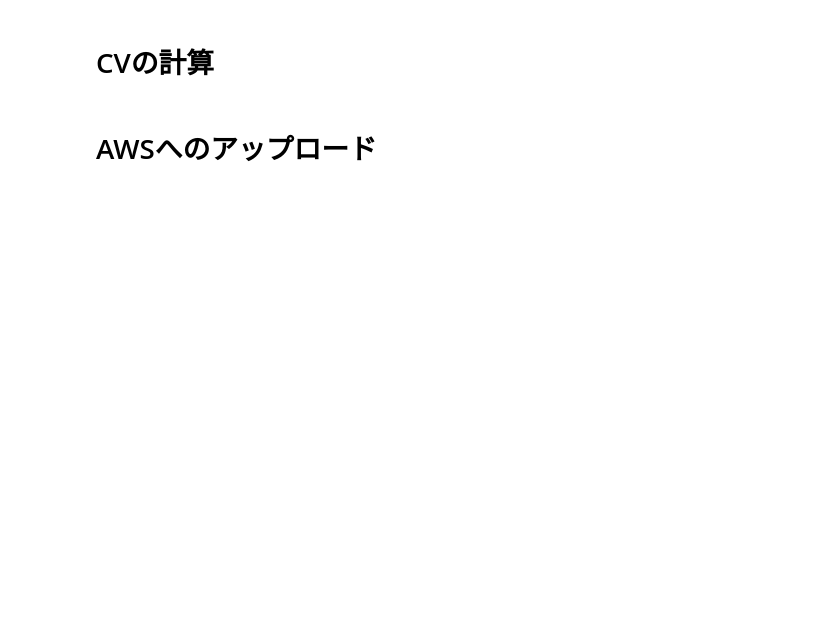
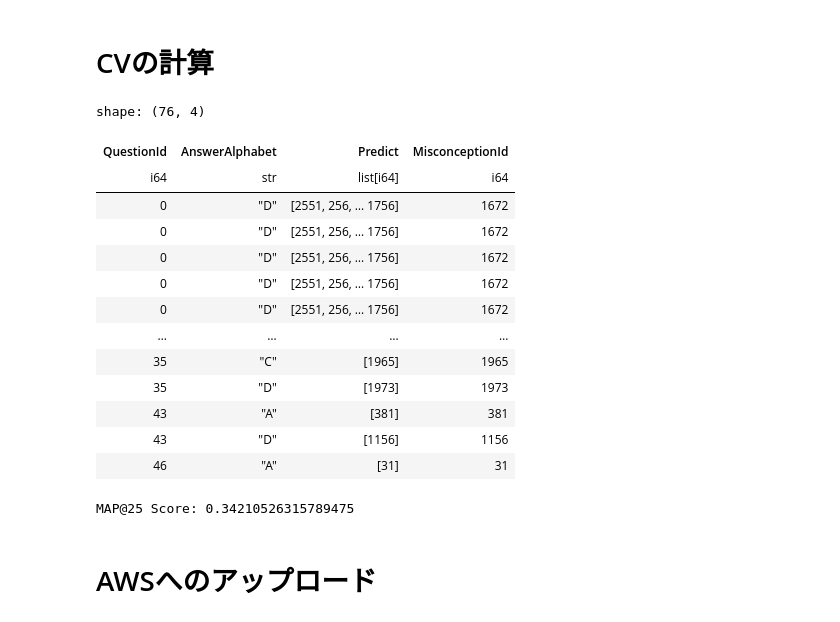
Before and after one commit to sinchir0/eedi-mining-misconceptions-in-mathematics, a Jupyter notebook: exp/reranker/e001-deberta.ipynb, the cells around one changed output. Cells and saved outputs as stored; diff of their text form; code cells hidden in the pictures; blank space fills up the shorter version.

```diff
--- a/exp/reranker/e001-deberta.ipynb
+++ b/exp/reranker/e001-deberta.ipynb
@@ -350,29 +382 @@ trainer = Trainer(
 )
-# %%
-if TRAINING:
-    # モデルの学習
-    trainer.train()
-    # ログの保存に利用したストレージを削除
-    os.system(f"rm -rf {MODEL_OUTPUT_PATH}/checkpoint-*")
-    # モデルの保存
-    trainer.save_model(MODEL_OUTPUT_PATH)
-else:
-    # TRAINED_MODEL_PATHを用いて、学習済のモデルを読み込む
-    model = AutoModelForSequenceClassification.from_pretrained(
-        TRAINED_MODEL_PATH,
-        num_labels=NUM_LABELS,
-    )
-
-    args = TrainingArguments(
-        ".",
-        per_device_eval_batch_size=4,
-        report_to="none",
-        fp16=True,
-    )
-
-    trainer = Trainer(
-        model=model,
-        args=args,
-        data_collator=data_collator,
-        tokenizer=tokenizer,
-    )
@@ -386,7 +398,7 @@ KeyboardInterrupt:
 # %%
 # TRAININGをINFERRENCEでMAX_TOKENを変えるために、validを作り直す
 valid_dataset = train_dataset.filter(
-    lambda example: example["id"] in train_valid_dataset["valid"]["id"],
+    lambda example: example["QuestionId"] in train_valid_dataset["valid"]["QuestionId"],
     num_proc=NUM_PROC,
 )
 
@@ -418,3 +433,48 @@ print(f"CV Score: {cv_score}")
+# %%
+valid_data_for_cv = (
+    valid_dataset.to_polars()
+    .with_columns(
+        pl.col("valid_pred").map_elements(lambda x: x[1], return_dtype=pl.Float64)
+    )
+    .sort(by=["QuestionId", "valid_pred"], descending=[False, True])
+    .group_by(["QuestionId", "AnswerAlphabet"])
+    .agg(pl.col("PredictMisconceptionId").alias("Predict"))
+).join(
+    valid_dataset.to_polars()[["QuestionId", "AnswerAlphabet", "MisconceptionId"]],
+    on=["QuestionId", "AnswerAlphabet"],
+)
+valid_data_for_cv
+# %% [output]
+shape: (76, 4)
+| QuestionId | AnswerAlphabet | Predict | MisconceptionId |
+| i64 | str | list[i64] | i64 |
+| 0 | "D" | [2551, 256, … 1756] | 1672 |
+| 0 | "D" | [2551, 256, … 1756] | 1672 |
+| 0 | "D" | [2551, 256, … 1756] | 1672 |
+| 0 | "D" | [2551, 256, … 1756] | 1672 |
+| 0 | "D" | [2551, 256, … 1756] | 1672 |
+| … | … | … | … |
+| 35 | "C" | [1965] | 1965 |
+| 35 | "D" | [1973] | 1973 |
+| 43 | "A" | [381] | 381 |
+| 43 | "D" | [1156] | 1156 |
+| 46 | "A" | [31] | 31 |
+# %%
+# https://www.kaggle.com/code/cdeotte/how-to-train-open-book-model-part-1#MAP@3-Metric
+def map_at_25(predictions, labels):
+    map_sum = 0
+    for x, y in zip(predictions, labels):
+        z = [1 / i if y == j else 0 for i, j in zip(range(1, 26), x)]
+        map_sum += np.sum(z)
+    return map_sum / len(predictions)
+
+
+map_at_25_score = map_at_25(
+    valid_data_for_cv["Predict"], valid_data_for_cv["MisconceptionId"]
+)
+print(f"MAP@25 Score: {map_at_25_score}")
+# %% [output]
+MAP@25 Score: 0.34210526315789475
 # %%
 # output_textを保存
 with open(f"{MODEL_OUTPUT_PATH}/cv_score.txt", "w") as f:
```
Also changed, not shown: parts of 24 cells of this notebook, 4 other files.
